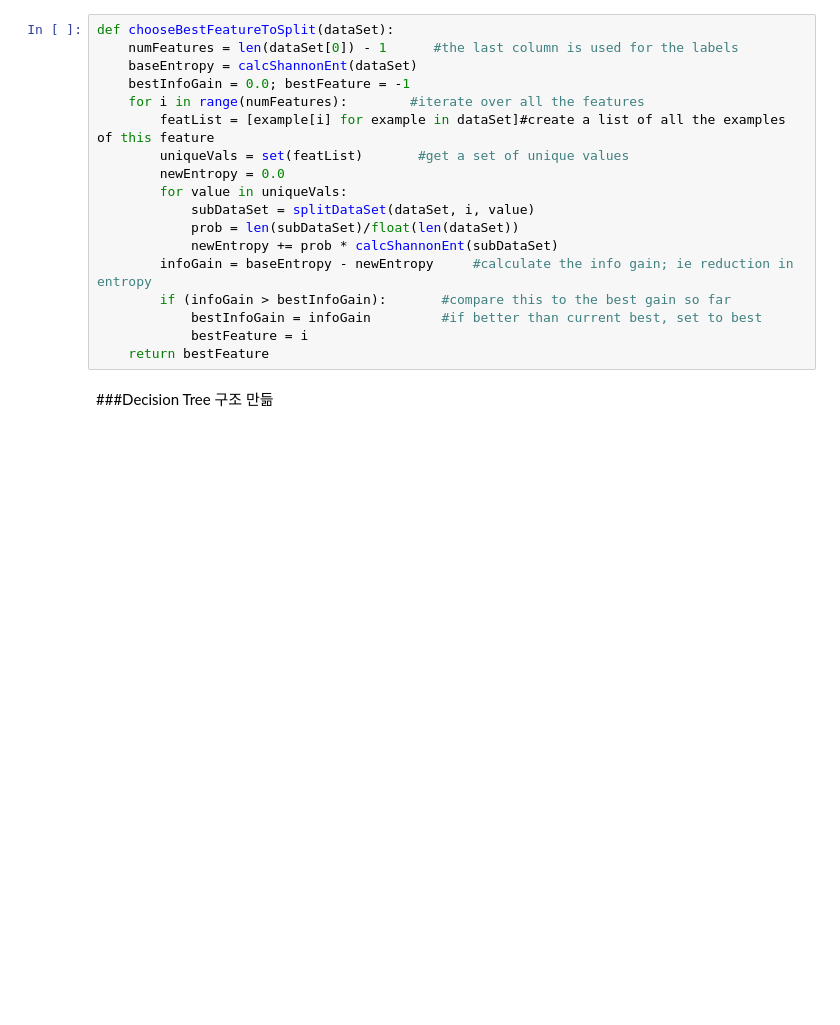
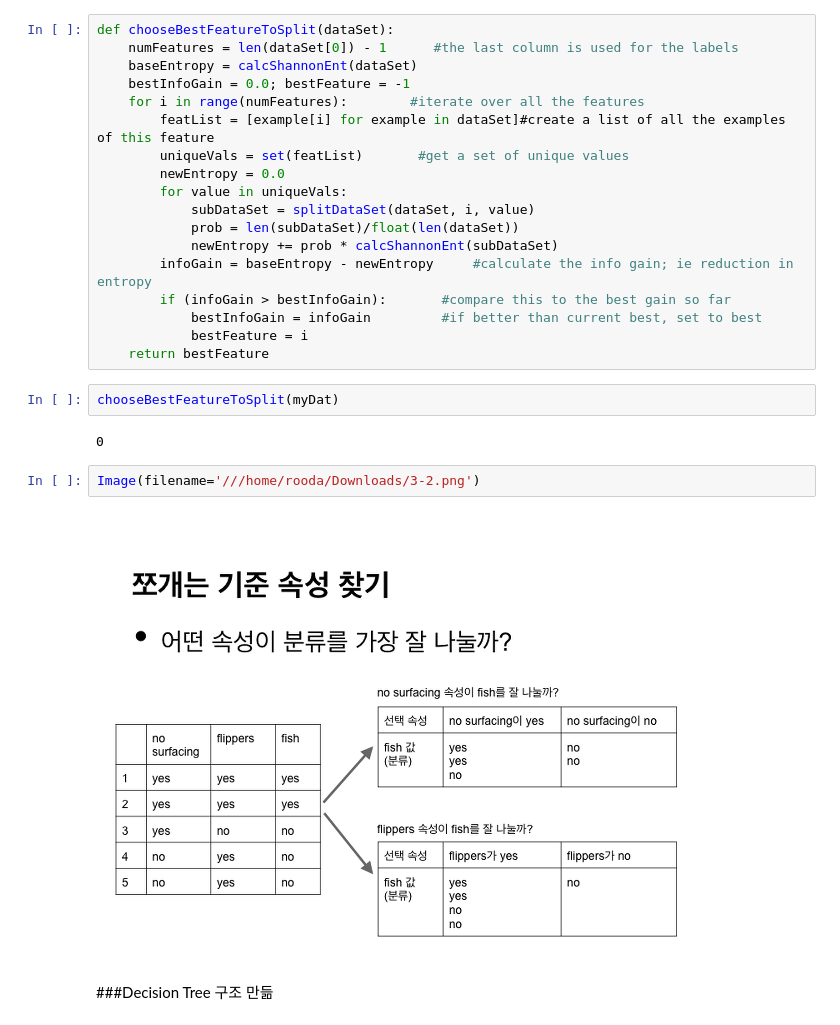
Before and after one commit to o1rooda/CT, a Jupyter notebook: python/naivebayes,decisiontree,losistic.ipynb, the cells around one changed output. Saved outputs shown, nothing was run; the diff lists cells and outputs as text; blank space fills up the shorter version.

```diff
--- a/python/naivebayes,decisiontree,losistic.ipynb
+++ b/python/naivebayes,decisiontree,losistic.ipynb
@@ -121,5 +129,13 @@ def chooseBestFeatureToSplit(dataSet):
             bestInfoGain = infoGain         #if better than current best, set to best
             bestFeature = i
     return bestFeature
+# %%
+chooseBestFeatureToSplit(myDat)
+# %% [output]
+0
+# %%
+Image(filename='///home/rooda/Downloads/3-2.png')
+# %% [output]
+[figure, added]
 # %% [markdown]
 ###Decision Tree 구조 만듦
```
Also changed, not shown: parts of 33 cells of this notebook.
